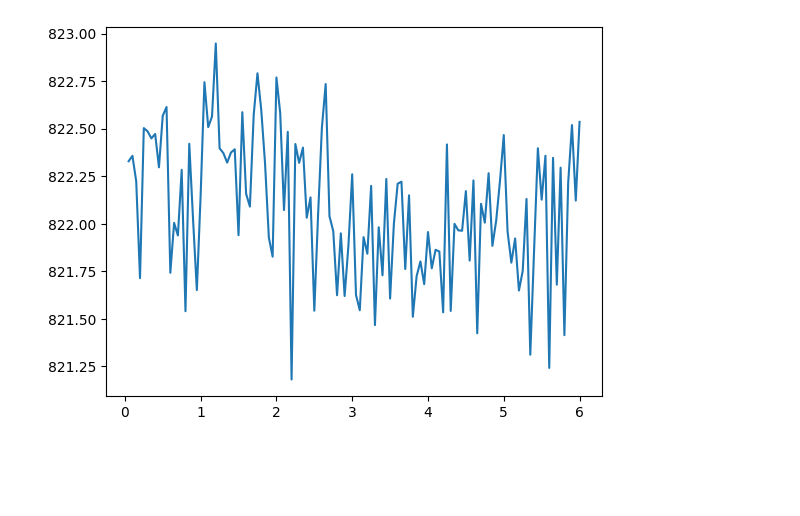
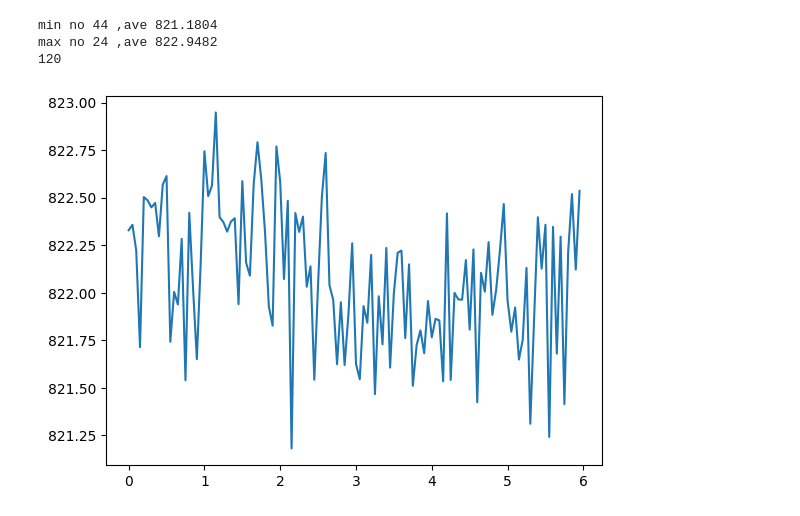
Before and after one commit to Ch1yo0/group1, a Jupyter notebook: data/slitAdata/ave.ipynb, the cells around one changed output. Saved outputs shown, nothing was run; the diff lists cells and outputs as text; code cells hidden in the pictures; blank space fills up the shorter version.

```diff
--- a/data/slitAdata/ave.ipynb
+++ b/data/slitAdata/ave.ipynb
@@ -6,14 +6,14 @@ import uproot
 def get_centroid_array(
     file_numbers, obj_name="ADC_HIGH_7", base_path="slitA-004-{:03d}.root"
 ):
-    """slitB0-[000].root から指定した番号順に重心の数列（NumPy配列）を返します。
+    """slitB0-[001].root から指定した番号順に重心の数列（NumPy配列）を返します。
 
     Parameters:
     -----------
     file_numbers : list or iterable
         取得したいファイル番号のリスト（例: range(0, 10)）
     obj_name : str, default "ADC_HIGH_7"
-        読み出すヒストグラム名
+        読み出すヒストグdラム名
     base_path : str
         ファイル名のパターン（{:03d} は3桁ゼロパディング）
 
@@ -50,14 +50,21 @@ def get_centroid_array(
     return np.array(centroids)
 # %%
 import matplotlib.pyplot as plt
-file_numbers = range(0, 121)
 import numpy as np
 
-x = np.arange(0, 6.01, 0.05)
+file_numbers = range(1, 121)
+sama = get_centroid_array(file_numbers)
+x = np.arange(0, 6.00, 0.05)
 
-
-sama=get_centroid_array(file_numbers)
+minnum = np.nanargmin(sama)
+maxnum = np.nanargmax(sama)
+print("min no",file_numbers[minnum],",ave",sama[minnum])
+print("max no",file_numbers[maxnum],",ave",sama[maxnum])
+print(file_numbers[119])
 plt.plot(x,sama)
 plt.show()
 # %% [output]
+min no 44 ,ave 821.1804
+max no 24 ,ave 822.9482
+120
-[figure, old version]
+[figure, new version]
```
Also changed, not shown: parts of 2 cells of this notebook.
